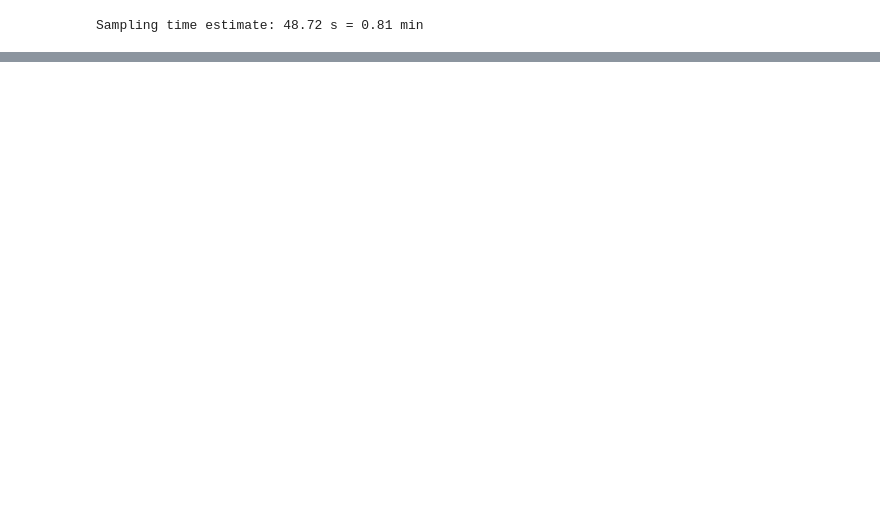
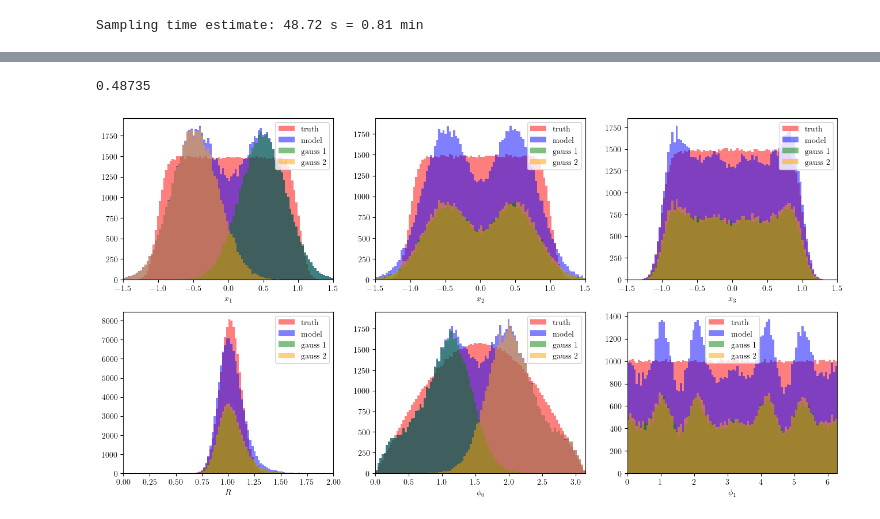
Before and after one commit to NathanHuetsch/GenerativeJetting, a Jupyter notebook: Scripts/marginalizedLikelihood_grownUpSphere.ipynb, the cells around one changed output, grey strips where cells are left out. Drawn from its saved outputs; the diff is of its cells as text; code cells hidden in the pictures; blank space fills up the shorter version.

```diff
--- a/Scripts/marginalizedLikelihood_grownUpSphere.ipynb
+++ b/Scripts/marginalizedLikelihood_grownUpSphere.ipynb
@@ -872,0 +906,79 @@ plt.show()
+# %%
+samples = sample
+# %%
+samples1 = samples[np.where(weight_idxs == 0)]
+samples2 = samples[np.where(weight_idxs == 1)]
+# %%
+len(samples1[:,0])/len(samples[:,0])
+# %% [output]
+0.48735
+# %%
+nbins = 100
+
+xmin = -1.5
+xmax = 1.5
+fig=plt.figure(figsize=(16,8))
+fig.add_subplot(2,3,1)
+plt.hist(data[:,0], weights=len(samples[:,0])/len(data[:,0])*np.ones(len(data[:,0])), bins=nbins, range=(xmin, xmax), alpha=.5, color="r", label="truth")
+plt.hist(samples[:,0], bins=nbins, range=(xmin, xmax), alpha=.5, color="b", label="model")
+plt.hist(samples1[:,0], bins=nbins, range=(xmin, xmax), alpha=.5, color="g", label="gauss 1")
+plt.hist(samples2[:,0], bins=nbins, range=(xmin, xmax), alpha=.5, color="orange", label="gauss 2")
+plt.xlim(xmin, xmax)
+plt.xlabel(r"$x_1$")
+plt.legend()
+
+fig.add_subplot(2,3,2)
+plt.hist(data[:,1], weights=len(samples[:,1])/len(data[:,1])*np.ones(len(data[:,1])), bins=nbins, range=(xmin, xmax), alpha=.5, color="r", label="truth")
+plt.hist(samples[:,1], bins=nbins, range=(xmin, xmax), alpha=.5, color="b", label="model")
+plt.hist(samples1[:,1], bins=nbins, range=(xmin, xmax), alpha=.5, color="g", label="gauss 1")
+plt.hist(samples2[:,1], bins=nbins, range=(xmin, xmax), alpha=.5, color="orange", label="gauss 2")
+plt.xlim(xmin, xmax)
+plt.xlabel(r"$x_2$")
+plt.legend()
+
+fig.add_subplot(2,3,3)
+plt.hist(data[:,2], weights=len(samples[:,2])/len(data[:,2])*np.ones(len(data[:,2])), bins=nbins, range=(xmin, xmax), alpha=.5, color="r", label="truth")
+plt.hist(samples[:,2], bins=nbins, range=(xmin, xmax), alpha=.5, color="b", label="model")
+plt.hist(samples1[:,2], bins=nbins, range=(xmin, xmax), alpha=.5, color="g", label="gauss 1")
+plt.hist(samples2[:,2], bins=nbins, range=(xmin, xmax), alpha=.5, color="orange", label="gauss 2")
+plt.xlim(xmin, xmax)
+plt.xlabel(r"$x_3$")
+plt.legend()
+
+Rmin = 0.
+Rmax = 2.
+fig.add_subplot(2,3,4)
+plt.hist(getR(data), weights=len(samples[:,1])/len(data[:,1])*np.ones(len(data[:,1])), bins=nbins, range=(Rmin, Rmax), alpha=.5, color="r", label="truth")
+plt.hist(getR(samples), bins=nbins, range=(Rmin, Rmax), alpha=.5, color="b", label="model")
+plt.hist(getR(samples1), bins=nbins, range=(Rmin, Rmax), alpha=.5, color="g", label="gauss 1")
+plt.hist(getR(samples2), bins=nbins, range=(Rmin, Rmax), alpha=.5, color="orange", label="gauss 2")
+plt.xlim(Rmin, Rmax)
+plt.xlabel(r"$R$")
+plt.legend()
+
+phimin = 0.
+phimax = np.pi
+fig.add_subplot(2,3,5)
+plt.hist(getphi(data, 0), weights=len(samples[:,1])/len(data[:,1])*np.ones(len(data[:,1])), bins=nbins, range=(phimin, phimax), alpha=.5, color="r", label="truth")
+plt.hist(getphi(samples, 0), bins=nbins, range=(phimin, phimax), alpha=.5, color="b", label="model")
+plt.hist(getphi(samples1, 0), bins=nbins, range=(phimin, phimax), alpha=.5, color="g", label="gauss 1")
+plt.hist(getphi(samples2, 0), bins=nbins, range=(phimin, phimax), alpha=.5, color="orange", label="gauss 2")
+plt.xlim(phimin, phimax)
+plt.xlabel(r"$\phi_0$")
+plt.legend()
+
+phimin = 0.
+phimax = 2*np.pi
+fig.add_subplot(2,3,6)
+plt.hist(getphi(data, 1), weights=len(samples[:,1])/len(data[:,1])*np.ones(len(data[:,1])), bins=nbins, range=(phimin, phimax), alpha=.5, color="r", label="truth")
+plt.hist(getphi(samples, 1), bins=nbins, range=(phimin, phimax), alpha=.5, color="b", label="model")
+plt.hist(getphi(samples1, 1), bins=nbins, range=(phimin, phimax), alpha=.5, color="g", label="gauss 1")
+plt.hist(getphi(samples2, 1), bins=nbins, range=(phimin, phimax), alpha=.5, color="orange", label="gauss 2")
+plt.xlim(phimin, phimax)
+plt.xlabel(r"$\phi_1$")
+plt.legend()
+
+plt.savefig("test8.pdf", bbox_inches="tight")
+plt.show()
+# %% [output]
+[figure, added]
```
Also changed, not shown: parts of 7 cells of this notebook, 7 other files.
